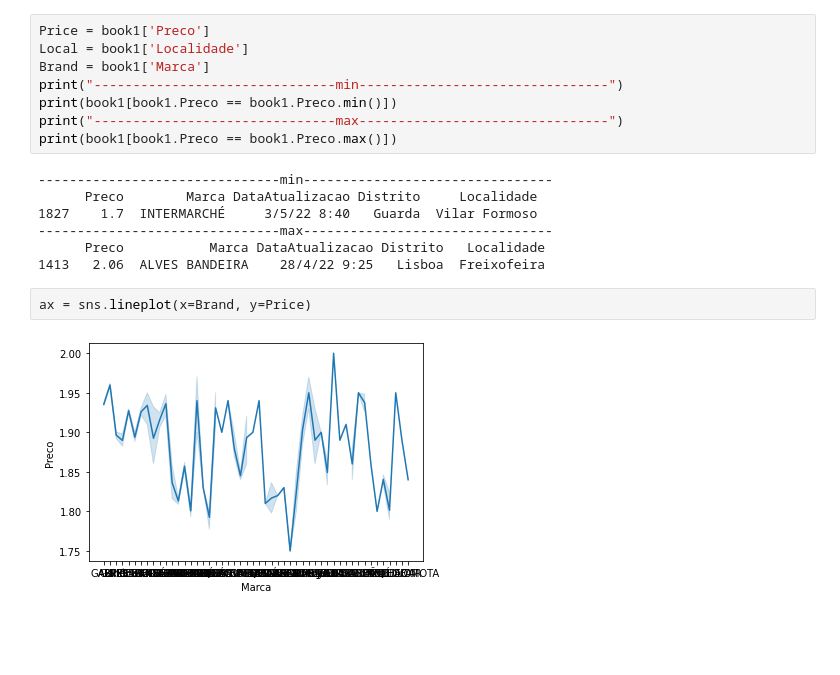
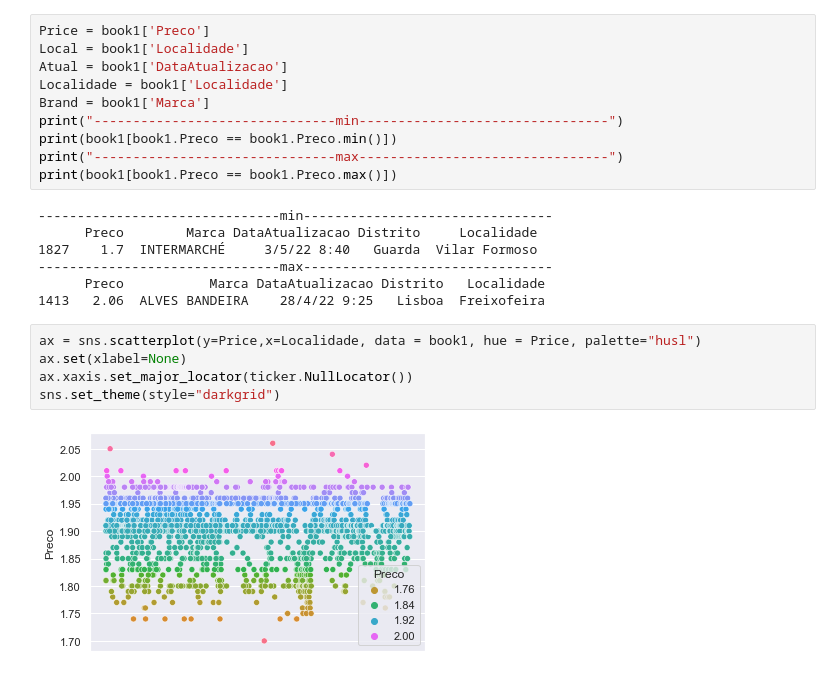
Before and after one commit to focuspy/DataCamp, a Jupyter notebook: DataCamp-master/Projects/Python/Fuels/Fuels.ipynb, the cells around one changed output. Drawn from its saved outputs; the diff is of its cells as text; blank space fills up the shorter version.

```diff
--- a/DataCamp-master/Projects/Python/Fuels/Fuels.ipynb
+++ b/DataCamp-master/Projects/Python/Fuels/Fuels.ipynb
@@ -37,6 +38,8 @@ book1
 # %%
 Price = book1['Preco']
 Local = book1['Localidade']
+Atual = book1['DataAtualizacao']
+Localidade = book1['Localidade']
 Brand = book1['Marca']
 print("-------------------------------min--------------------------------")
 print(book1[book1.Preco == book1.Preco.min()])
@@ -49,7 +52,10 @@ print(book1[book1.Preco == book1.Preco.max()])
 -------------------------------max--------------------------------
       Preco           Marca DataAtualizacao Distrito   Localidade
 1413   2.06  ALVES BANDEIRA    28/4/22 9:25   Lisboa  Freixofeira
-# %%
-ax = sns.lineplot(x=Brand, y=Price)
-# %% [output]
-[figure, removed]
+# %%
+ax = sns.scatterplot(y=Price,x=Localidade, data = book1, hue = Price, palette="husl")
+ax.set(xlabel=None)
+ax.xaxis.set_major_locator(ticker.NullLocator())
+sns.set_theme(style="darkgrid")
+# %% [output]
+[figure, added]
```
Also changed, not shown: parts of 3 cells of this notebook.
